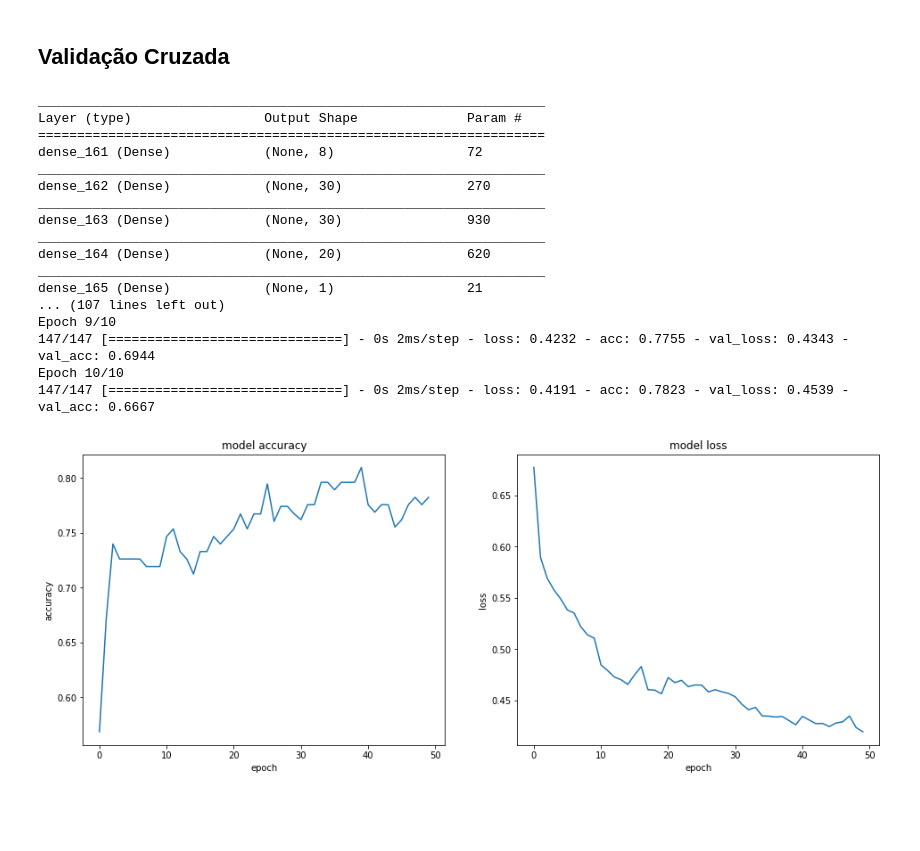
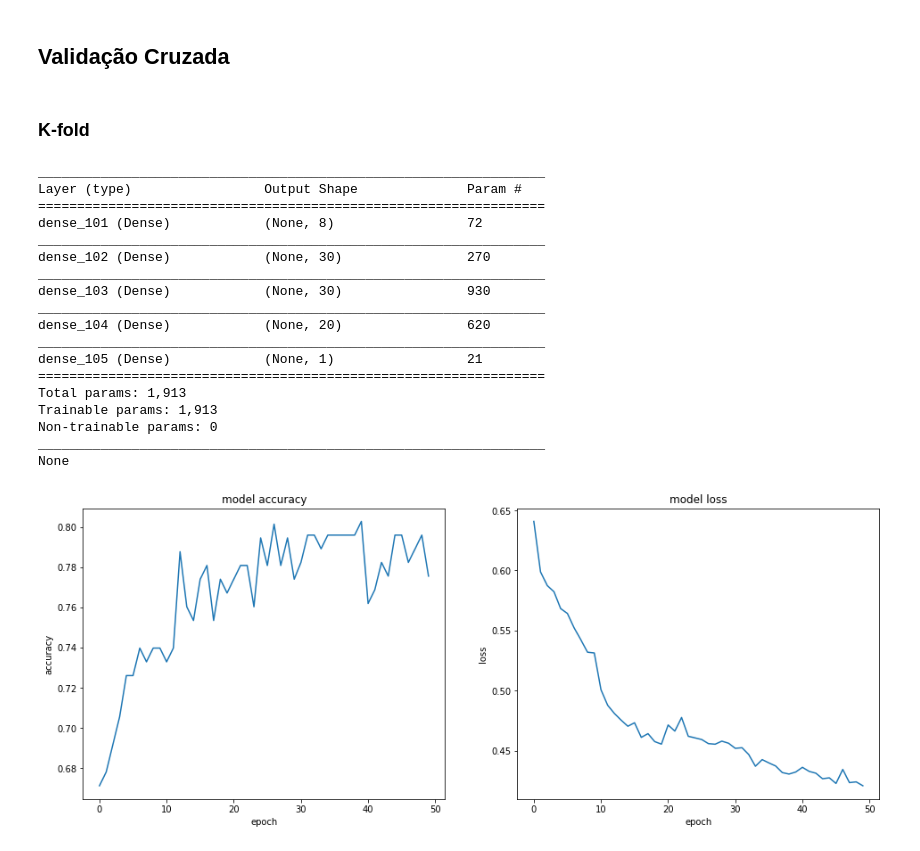
Before and after one commit to alvesmarcos/deep-learning, a Jupyter notebook: CI1107219/Manipulando dados/Manipulando Dados.ipynb, the cells around one changed output. Cells and saved outputs as stored; diff of their text form; code cells hidden in the pictures; blank space fills up the shorter version.

```diff
--- a/CI1107219/Manipulando dados/Manipulando Dados.ipynb
+++ b/CI1107219/Manipulando dados/Manipulando Dados.ipynb
@@ -179,49 +193,52 @@ See the caveats in the documentation: http://pandas.pydata.org/pandas-docs/stabl
 # %% [markdown]
 ## Validação Cruzada
+# %% [markdown]
+### K-fold
 # %%
 kfold = StratifiedKFold(n_splits=5, shuffle=True, random_state=7)
 
 D_in, D_out = data_x.shape[1], data_x.shape[0]
 model = Sequential()
-model.add(Dense(units=D_in, activation='linear', input_shape=(data_x.shape[1],)))
+model.add(Dense(units=D_in, activation='tanh', input_shape=(data_x.shape[1],)))
 model.add(Dense(units=30, activation='tanh'))
 model.add(Dense(units=30, activation='tanh'))
 model.add(Dense(units=20, activation='tanh'))
 model.add(Dense(units=1, activation='sigmoid'))
 model.compile(optimizer='adam', loss='binary_crossentropy',  metrics=['accuracy'])
 print(model.summary())
 acc_track = []
 loss_track = []
 
 x_train, y_train = data_x.values, data_y
 x_test, y_test = data_test_x.values, data_test_y
 for train, test in kfold.split(x_train, y_train):
-    history = model.fit(x=x_train[train], y=y_train[train], epochs=10, batch_size=10, verbose=1, validation_data=(x_test[test], y_test[test]))
+    history = model.fit(x=x_train[train], y=y_train[train], epochs=10, batch_size=10, verbose=0, validation_data=(x_test[test], y_test[test]))
 
     for acc, loss in zip(history.history['acc'], history.history['loss']):
         acc_track.append(acc)
         loss_track.append(loss)
 
 plot_acc_loss(acc_track, loss_track)
 # %% [output]
 _________________________________________________________________
 Layer (type)                 Output Shape              Param #
 =================================================================
-dense_161 (Dense)            (None, 8)                 72
+dense_101 (Dense)            (None, 8)                 72
 _________________________________________________________________
-dense_162 (Dense)            (None, 30)                270
+dense_102 (Dense)            (None, 30)                270
 _________________________________________________________________
-dense_163 (Dense)            (None, 30)                930
+dense_103 (Dense)            (None, 30)                930
 _________________________________________________________________
-dense_164 (Dense)            (None, 20)                620
+dense_104 (Dense)            (None, 20)                620
 _________________________________________________________________
-dense_165 (Dense)            (None, 1)                 21
-... (107 lines left out)
-Epoch 9/10
-147/147 [==============================] - 0s 2ms/step - loss: 0.4232 - acc: 0.7755 - val_loss: 0.4343 - val_acc: 0.6944
-Epoch 10/10
-147/147 [==============================] - 0s 2ms/step - loss: 0.4191 - acc: 0.7823 - val_loss: 0.4539 - val_acc: 0.6667
+dense_105 (Dense)            (None, 1)                 21
+=================================================================
+Total params: 1,913
+Trainable params: 1,913
+Non-trainable params: 0
+_________________________________________________________________
+None
-[figure, old version]
+[figure, new version]
 # %%
 y_pred = model.predict(data_test_x)
 y_pred = np.where(y_pred > 0.5, 1, 0)
```
Also changed, not shown: parts of 20 cells of this notebook, 1 other file.
